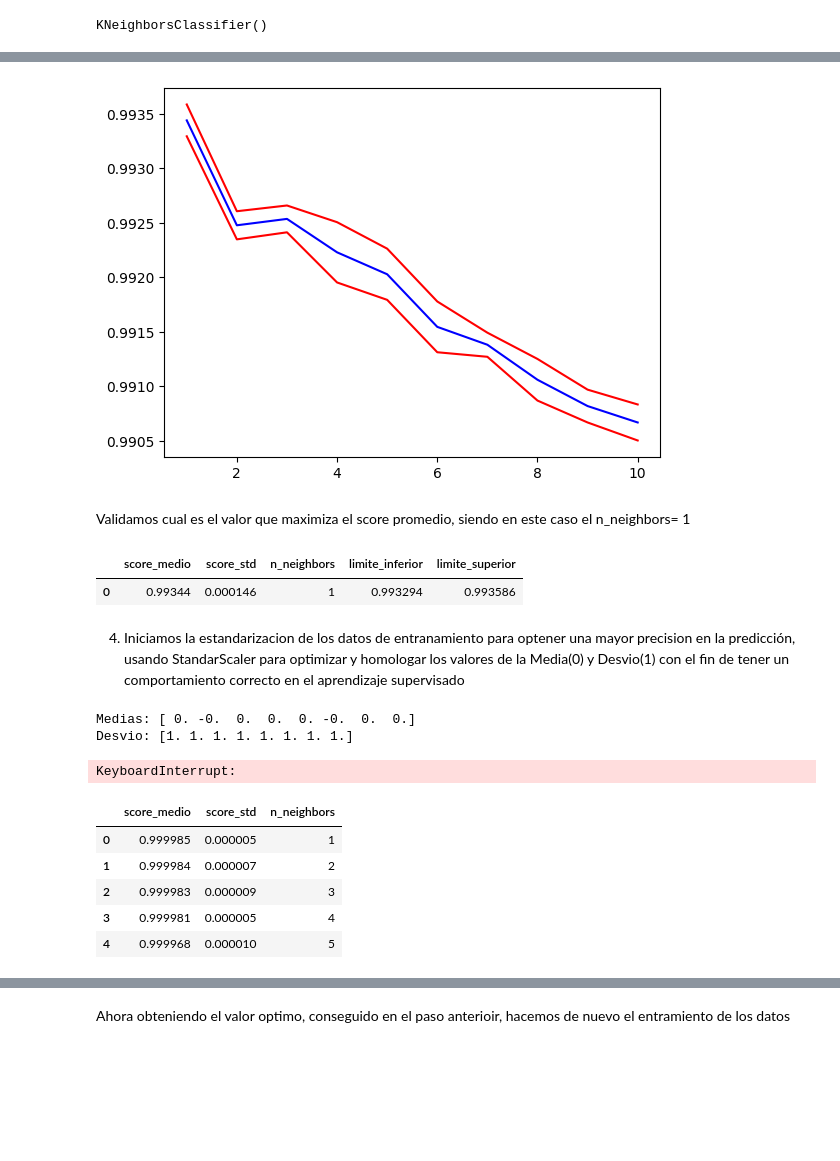
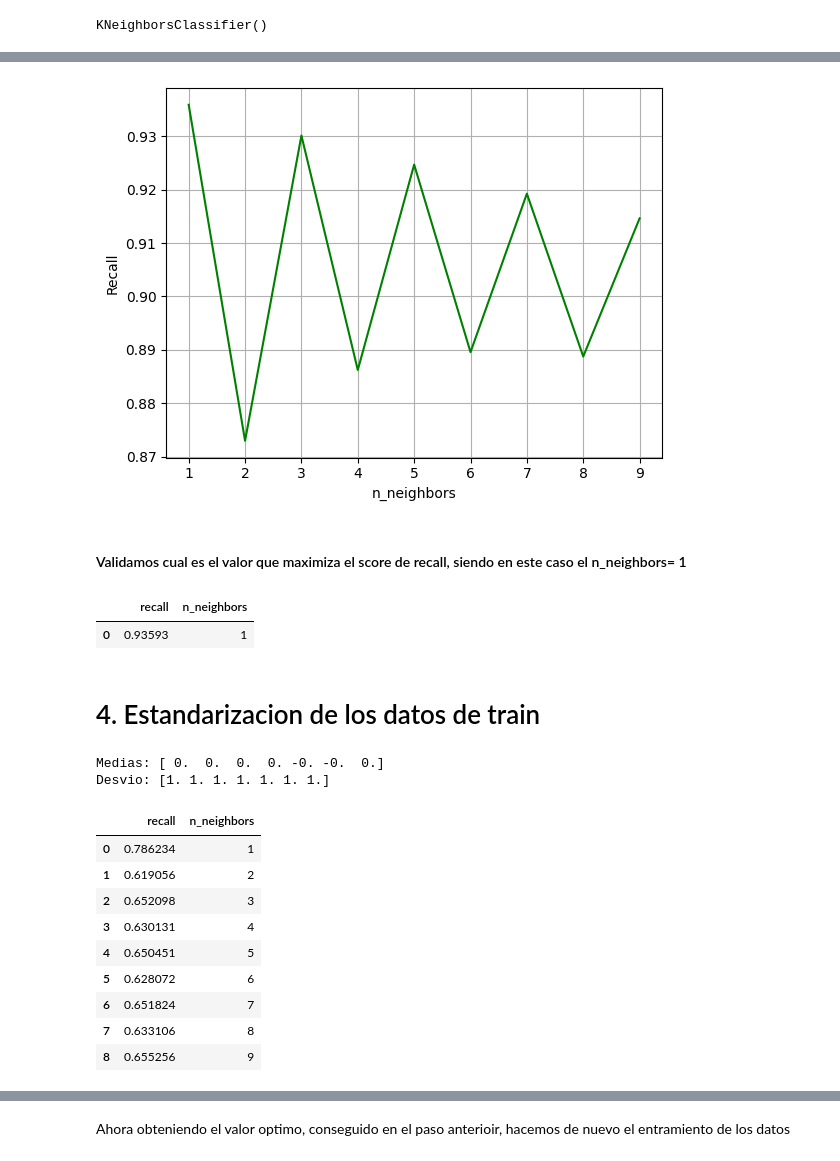
Before and after one commit to asasa293/limpieza_datos, a Jupyter notebook: TP3/TP3_Knn_allDF.ipynb, the cells around one changed output, grey strips where cells are left out. Cells and saved outputs as stored; diff of their text form; code cells hidden in the pictures; blank space fills up the shorter version.

```diff
--- a/TP3/TP3_Knn_allDF.ipynb
+++ b/TP3/TP3_Knn_allDF.ipynb
@@ -10,6 +17,6 @@ from sklearn.metrics import recall_score
 # %%
-df = pd.read_csv(r'card_transdata.csv')
-
+df1 = pd.read_csv(r'card_transdata.csv')
+df = pd.DataFrame(df1)
 df.head()
 # %% [output]
 |  | distance_from_home | distance_from_last_transaction | ratio_to_median_purchase_price | repeat_retailer | used_chip | ... |
@@ -32,6 +39,6 @@ Nuestra variable Target se denomina categorica, siendo (y=1) positivo para Fraud
 # %%
 # Construimos la matriz de features donde tomamos todo el DataFrame en la eje X
-X = df
+X = df.iloc[:, 0:-1]
 X.head()
 # %% [output]
 |  | distance_from_home | distance_from_last_transaction | ratio_to_median_purchase_price | repeat_retailer | used_chip | ... |
@@ -42,6 +49,6 @@ X.head()
 | 4 | 44.190936 | 0.566486 | 2.222767 | 1.0 | 1.0 | ... |
 # %%
 # Construimos el vector target Y con la columna Fraud del DF
-y = df.fraud
+y = df['fraud']
 y.sample(10)
 # %% [output]
@@ -107,17 +114,14 @@ Optimizamos el valor del hiperparametro K, haciendo una validacion cruzada toman
 # %%
 #optimizar el valor de K
-from sklearn.model_selection import cross_val_score, KFold
-kf = KFold(n_splits=5, shuffle=True, random_state=12)
+#from sklearn.model_selection import cross_val_score, KFold
+#kf = KFold(n_splits=5, shuffle=True, random_state=12)
 
 scores_para_df = []
 
-for i in tqdm(range(1,15)):
+for i in tqdm(range(1,10)):
     model = KNeighborsClassifier(n_neighbors=i)
     model.fit(X_train, y_train)
     y_pred = model.predict(X_test)
-    # cv_scores = cross_val_score(model, X_train, y_train, cv=kf)
-    # dict_row_score = {'score_medio':np.mean(cv_scores),
-    #                  'score_std':np.std(cv_scores), 'n_neighbors':i}
     dict_row_score = {'recall': recall_score(y_test, y_pred), 'n_neighbors':i}
     # Guardamos cada uno en la lista de diccionarios
     scores_para_df.append(dict_row_score)
@@ -144,20 +138,20 @@ df_scores.head()
 # %%
 # Graficamos los resultados
-plt.plot(df_scores['n_neighbors'], df_scores['limite_inferior'], color='r')
-plt.plot(df_scores['n_neighbors'], df_scores['score_medio'], color='b')
-plt.plot(df_scores['n_neighbors'], df_scores['limite_superior'], color='r');
+plt.plot(df_scores['n_neighbors'], df_scores['recall'], color='g');
+plt.xlabel('n_neighbors'); plt.ylabel('Recall')
+plt.grid(); plt.show()
 # %% [output]
-[figure, old version]
+[figure, new version]
 # %% [markdown]
-Validamos cual es el valor que maximiza el score promedio, siendo en este caso el n_neighbors= 1
+#### Validamos cual es el valor que maximiza el score de recall, siendo en este caso el n_neighbors= 1
 # %%
 # Identificamos el score máximo
-df_scores.loc[df_scores.score_medio == df_scores.score_medio.max()]
+df_scores.loc[df_scores.recall == df_scores.recall.max()]
 # %% [output]
-|  | score_medio | score_std | n_neighbors | limite_inferior | limite_superior |
-| 0 | 0.99344 | 0.000146 | 1 | 0.993294 | 0.993586 |
+|  | recall | n_neighbors |
+| 0 | 0.93593 | 1 |
-# %% [markdown]
-4. Iniciamos la estandarizacion de los datos de entranamiento para optener una mayor precision en la predicción, usando StandarScaler para optimizar  y homologar los valores de la Media(0) y Desvio(1) con el fin de tener un comportamiento correcto en el aprendizaje supervisado
+# %% [markdown]
+# 4. Estandarizacion de los datos de train
 # %%
 #Estandarizacion Matriz
 # Utilizamos sklearn para estandarizar la matriz de features
@@ -169,30 +163,32 @@ X_train = scaler.fit_transform(X_train)
 print('Medias:', np.mean(X_train, axis=0).round(2))
 print('Desvio:', np.std(X_train, axis=0).round(2))
 # %% [output]
-Medias: [ 0. -0.  0.  0.  0. -0.  0.  0.]
-Desvio: [1. 1. 1. 1. 1. 1. 1. 1.]
+Medias: [ 0.  0.  0.  0. -0. -0.  0.]
+Desvio: [1. 1. 1. 1. 1. 1. 1.]
 # %%
-# Calculamos nuevamente los scores de cross validation,
-# pero esta vez sobre los features estandarizados:
+# Calculamos nuevamente los scores de Recall pero esta vez sobre los features estandarizados:
 
 scores_para_df_standard = []
 
-for i in tqdm(range(1, 2)):
+for i in tqdm(range(1,10)):
     model = KNeighborsClassifier(n_neighbors=i)
-    cv_scores = cross_val_score(model, X_train, y_train, cv=kf)
-    dict_row_score = {'score_medio':np.mean(cv_scores),
-                      'score_std':np.std(cv_scores), 'n_neighbors':i}
+    model.fit(X_train, y_train)
+    y_pred = model.predict(X_test)
+    dict_row_score = {'recall': recall_score(y_test, y_pred), 'n_neighbors':i}
+    # Guardamos cada uno en la lista de diccionarios
     scores_para_df_standard.append(dict_row_score)
-# %% [output]
-KeyboardInterrupt:
 # %%
 # Creamos el DataFrame a partir de la lista de diccionarios
 df_scores_standard = pd.DataFrame(scores_para_df_standard)
-df_scores_standard.head()
+df_scores_standard
 # %% [output]
-|  | score_medio | score_std | n_neighbors |
-| 0 | 0.999985 | 0.000005 | 1 |
-| 1 | 0.999984 | 0.000007 | 2 |
-| 2 | 0.999983 | 0.000009 | 3 |
-| 3 | 0.999981 | 0.000005 | 4 |
-| 4 | 0.999968 | 0.000010 | 5 |
+|  | recall | n_neighbors |
+| 0 | 0.786234 | 1 |
+| 1 | 0.619056 | 2 |
+| 2 | 0.652098 | 3 |
+| 3 | 0.630131 | 4 |
+| 4 | 0.650451 | 5 |
+| 5 | 0.628072 | 6 |
+| 6 | 0.651824 | 7 |
+| 7 | 0.633106 | 8 |
+| 8 | 0.655256 | 9 |
```
Also changed, not shown: parts of 32 cells of this notebook.
